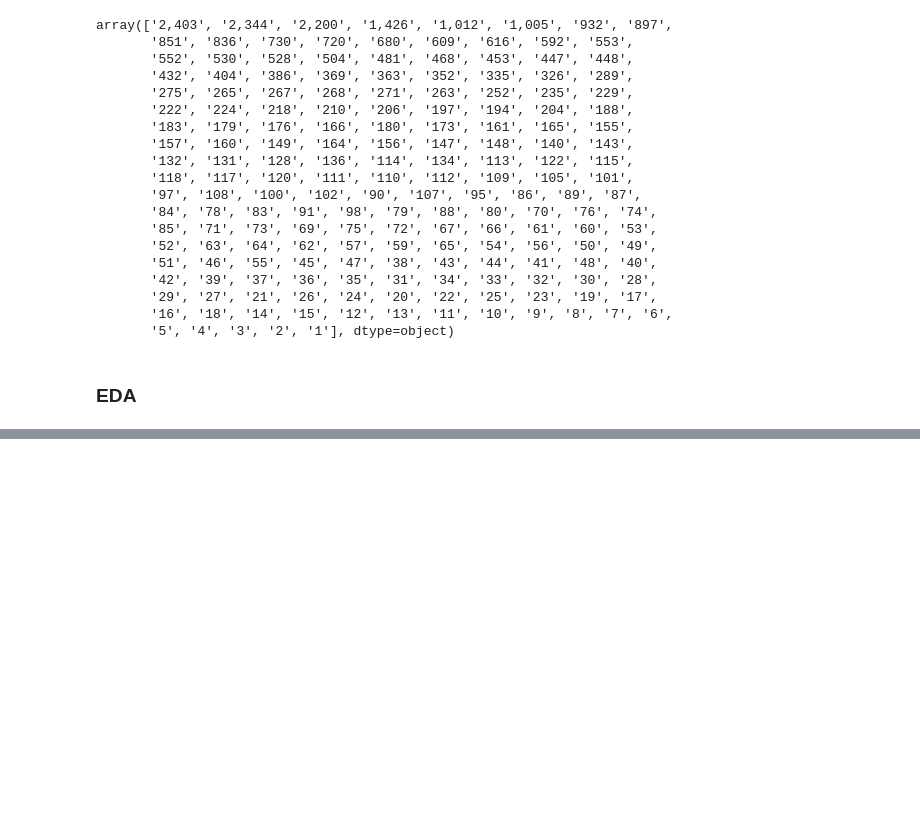
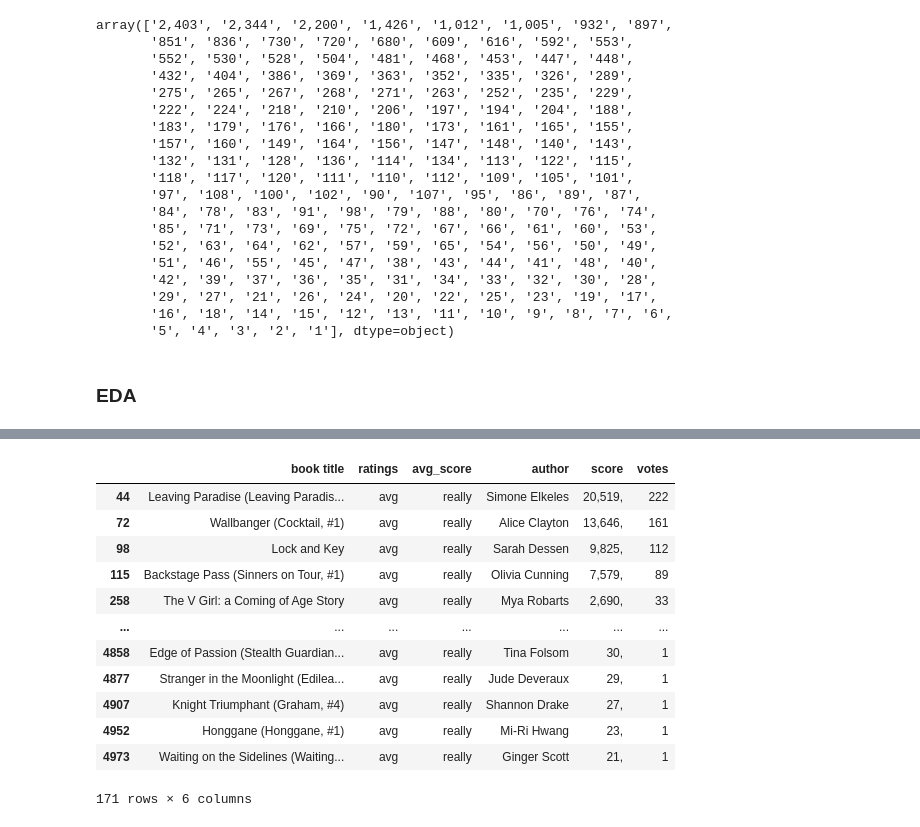
Before and after one commit to chandru1003/Data--Projects, a Jupyter notebook: Web scraping/Goodreads/Goodreads Web-Scraping.ipynb, the cells around one changed output, grey strips where cells are left out. Cells and saved outputs as stored; diff of their text form; code cells hidden in the pictures; blank space fills up the shorter version.

Commit message:
string value dropped

```diff
--- a/Web scraping/Goodreads/Goodreads Web-Scraping.ipynb
+++ b/Web scraping/Goodreads/Goodreads Web-Scraping.ipynb
@@ -223 +223,19 @@ data.sort_values(by=['votes','ratings'], ascending=False).head(10)
 | 814 | Sweet Revenge | avg | really | Nora Roberts | 530, | 9 |
+# %%
+string_val_row=data[data['ratings'] == 'avg']
+
+string_val_row
+# %% [output]
+|  | book title | ratings | avg_score | author | score | votes |
+| 44 | Leaving Paradise (Leaving Paradis... | avg | really | Simone Elkeles | 20,519, | 222 |
+| 72 | Wallbanger (Cocktail, #1) | avg | really | Alice Clayton | 13,646, | 161 |
+| 98 | Lock and Key | avg | really | Sarah Dessen | 9,825, | 112 |
+| 115 | Backstage Pass (Sinners on Tour, #1) | avg | really | Olivia Cunning | 7,579, | 89 |
+| 258 | The V Girl: a Coming of Age Story | avg | really | Mya Robarts | 2,690, | 33 |
+| ... | ... | ... | ... | ... | ... | ... |
+| 4858 | Edge of Passion (Stealth Guardian... | avg | really | Tina Folsom | 30, | 1 |
+| 4877 | Stranger in the Moonlight (Edilea... | avg | really | Jude Deveraux | 29, | 1 |
+| 4907 | Knight Triumphant (Graham, #4) | avg | really | Shannon Drake | 27, | 1 |
+| 4952 | Honggane (Honggane, #1) | avg | really | Mi-Ri Hwang | 23, | 1 |
+| 4973 | Waiting on the Sidelines (Waiting... | avg | really | Ginger Scott | 21, | 1 |
+171 rows × 6 columns
```
Also changed, not shown: parts of 10 cells of this notebook.
